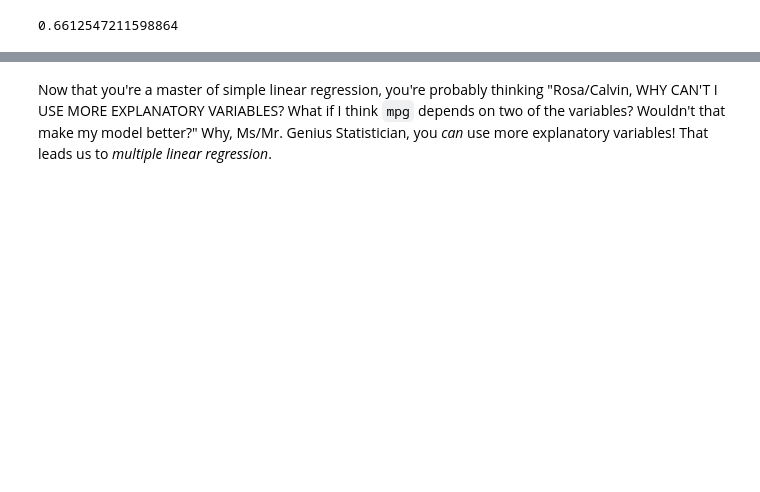
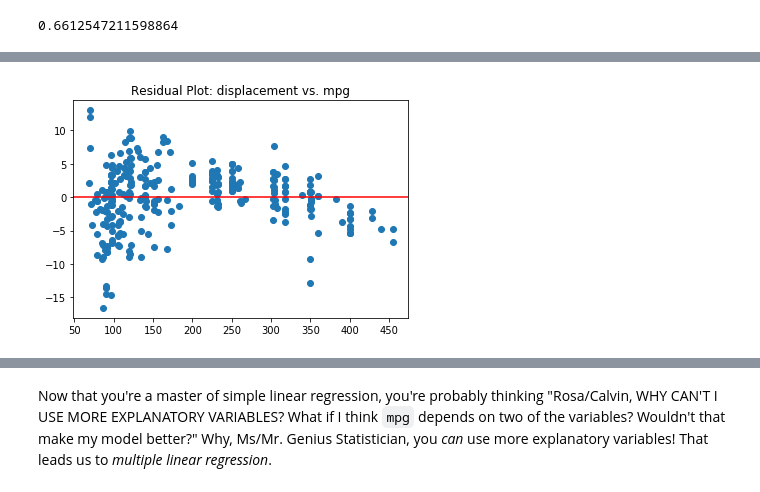
Before and after one commit to SUSA-org/Fall-2018-Career-Exploration, a Jupyter notebook: Lectures/Lecture6/Linear Regression, Validation, Fitting.ipynb, the cells around one changed output, grey strips where cells are left out. Saved outputs shown, nothing was run; the diff lists cells and outputs as text; code cells hidden in the pictures; blank space fills up the shorter version.

```diff
--- a/Lectures/Lecture6/Linear Regression, Validation, Fitting.ipynb
+++ b/Lectures/Lecture6/Linear Regression, Validation, Fitting.ipynb
@@ -175,0 +267,22 @@ linear_model2.score(X2, Y2)
+# %%
+def plot_residuals(data, x_name, y_name, linear_model):
+    """
+    This function plots a residual plot based off of a simple linear model
+    on top of the scatterplot of the data it was fit to.
+
+    data(DataFrame): e.g. mpg_train
+    x_name(string): the name of the column representing the predictor variable
+    y_name(string): the name of the column representing the dependent/response variable
+    linear_model
+
+    returns None but outputs residual plot resulting from linear model overlaid on scatterplot
+    """
+    X, Y = get_features(data, [x_name], y_name)
+    plt.scatter(X, linear_model.predict(X) - Y)
+    plt.axhline(y=0, color='r', linestyle='-')
+    plt.title("Residual Plot: " + x_name + " vs. " + y_name)
+    plt.show()
+# %%
+plot_residuals(mpg_train, 'displacement', 'mpg', linear_model)
+# %% [output]
+[figure, added]
```
Also changed, not shown: parts of 35 cells of this notebook, 1 other file.
